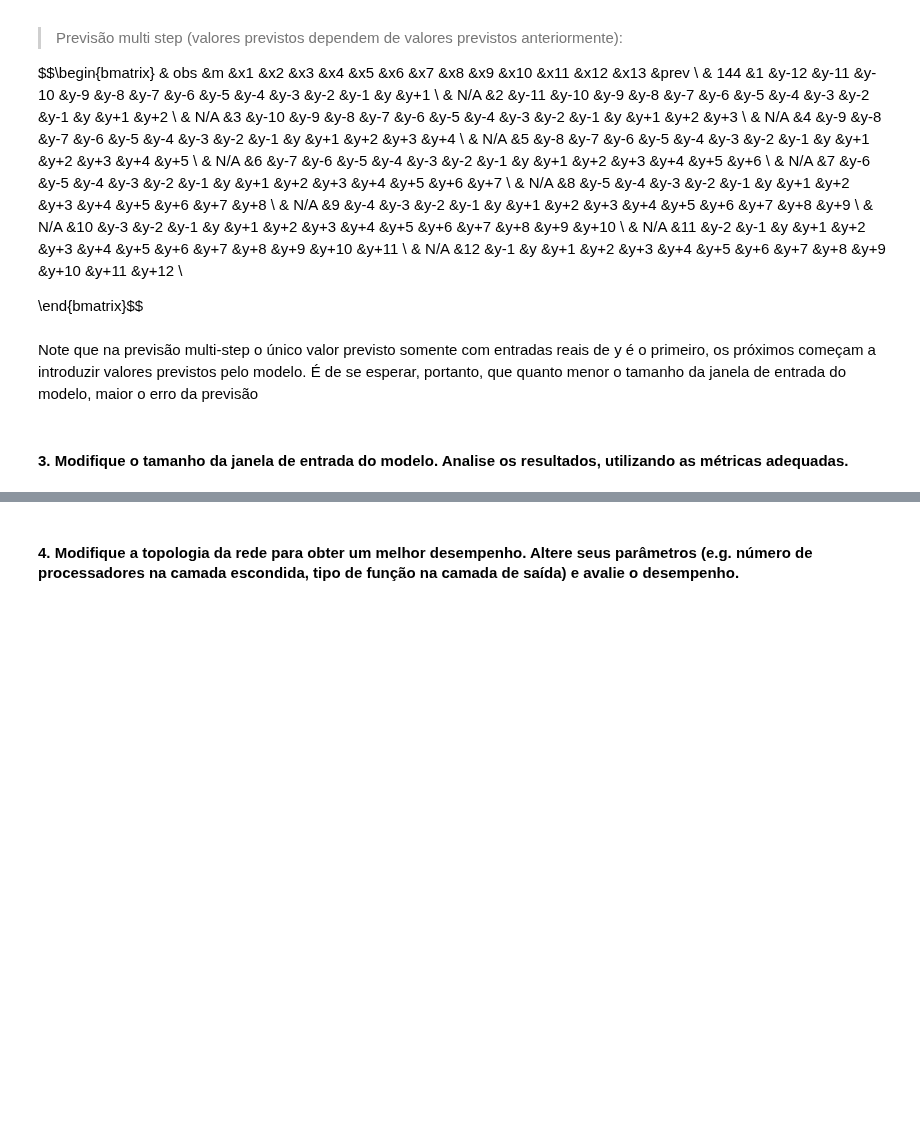
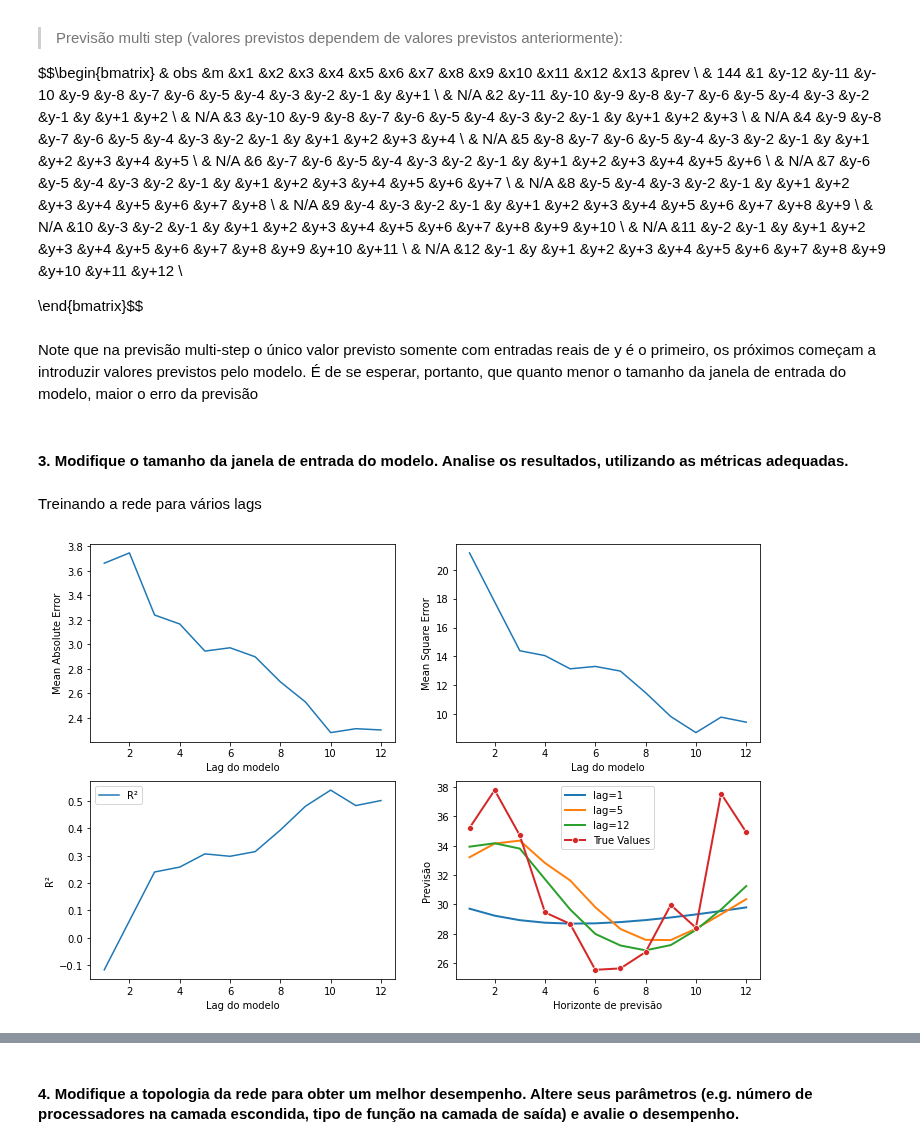
Before and after one commit to felipecostapereira/ELE2389_RedesNeurais, a Jupyter notebook: class_pratica2_Felipe.ipynb, the cells around one changed output, grey strips where cells are left out. Drawn from its saved outputs; the diff is of its cells as text; code cells hidden in the pictures; blank space fills up the shorter version.

```diff
--- a/class_pratica2_Felipe.ipynb
+++ b/class_pratica2_Felipe.ipynb
@@ -669,3 +678,13 @@ $$\begin{bmatrix}
 Note que na previsão multi-step o único valor previsto somente com entradas reais de y é o primeiro, os próximos começam a introduzir valores previstos pelo modelo. É de se esperar, portanto, que quanto menor o tamanho da janela de entrada do modelo, maior o erro da previsão
 # %% [markdown]
 #### 3.	Modifique o tamanho da janela de entrada do modelo. Analise os resultados, utilizando as métricas adequadas.
+# %% [markdown]
+Treinando a rede para vários lags
+# %%
+lags = range(1, 13)
+# %%
+prev = 12
+n_output = 1
+hidden_neurons = 20
+lr = 0.05
+epochs = 999
@@ -671,0 +724,22 @@ Note que na previsão multi-step o único valor previsto somente com entradas re
+# %%
+f,ax = plt.subplots(2,2,figsize=(12,8))
+
+sns.lineplot(x=lags, y=d_metrics['mae'], ax=ax[0,0])
+sns.lineplot(x=lags, y=d_metrics['mse'], ax=ax[0,1])
+sns.lineplot(x=lags, y=d_metrics['r2'],  ax=ax[1,0], label='R²')
+
+sns.lineplot(x=lags, y=d_metrics['prev'][0], ax=ax[1,1], label='lag=1', linewidth=2)
+sns.lineplot(x=lags, y=d_metrics['prev'][4], ax=ax[1,1], label='lag=5', linewidth=2)
+sns.lineplot(x=lags, y=d_metrics['prev'][-1], ax=ax[1,1], label='lag=12', linewidth=2)
+sns.lineplot(x=lags, y=orig_y_eval, ax=ax[1,1], marker='o', label='True Values', linewidth=2)
+
+plt.setp(ax, xlabel='Lag do modelo')
+plt.setp(ax[0,0], ylabel='Mean Absolute Error')
+plt.setp(ax[0,1], ylabel='Mean Square Error')
+plt.setp(ax[1,0], ylabel='R²')
+plt.setp(ax[1,1], ylabel='Previsão')
+plt.setp(ax[-1, -1], xlabel='Horizonte de previsão')
+
+pass;
+# %% [output]
+[figure, added]
```
Also changed, not shown: parts of 25 cells of this notebook.
